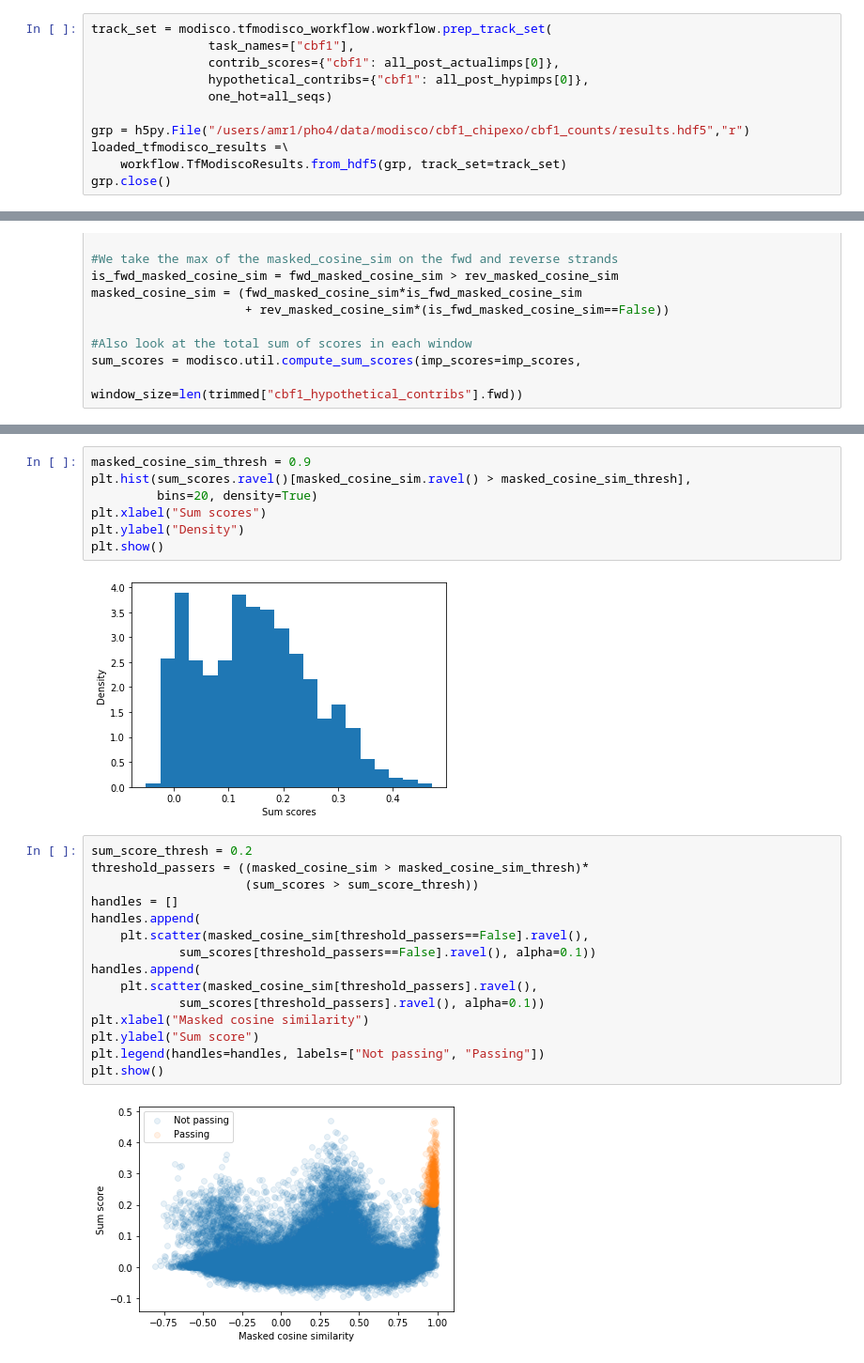
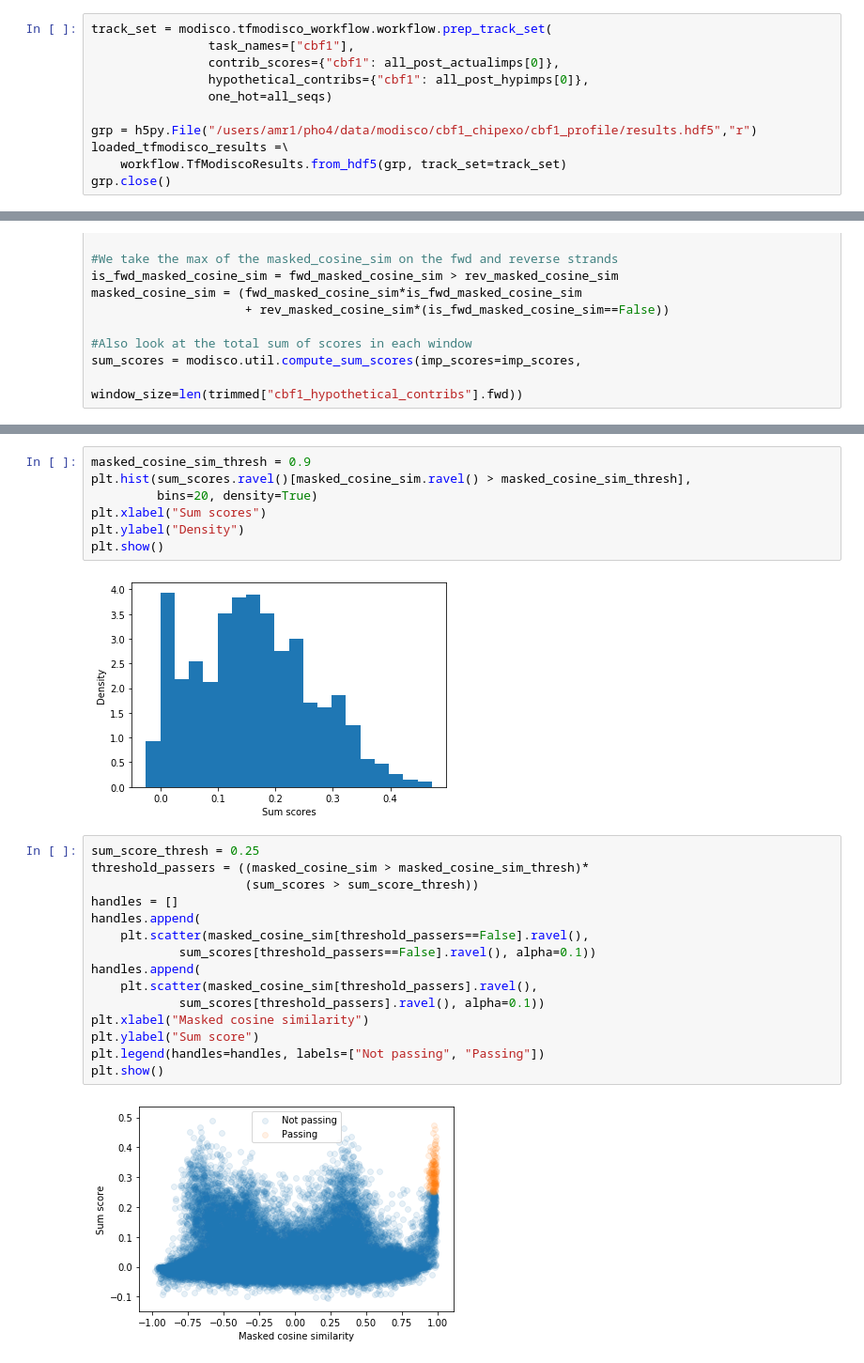
Before and after one commit to kundajelab/pho4, a Jupyter notebook: hit_scoring/cbf1_chipexo_profile.ipynb, the cells around one changed output, grey strips where cells are left out. Shown at 94% size. Cells and saved outputs as stored; diff of their text form.

```diff
--- a/hit_scoring/cbf1_chipexo_profile.ipynb
+++ b/hit_scoring/cbf1_chipexo_profile.ipynb
@@ -48,7 +48,7 @@ track_set = modisco.tfmodisco_workflow.workflow.prep_track_set(
                 hypothetical_contribs={"cbf1": all_post_hypimps[0]},
                 one_hot=all_seqs)
 
-grp = h5py.File("/users/amr1/pho4/data/modisco/cbf1_chipexo/cbf1_counts/results.hdf5","r")
+grp = h5py.File("/users/amr1/pho4/data/modisco/cbf1_chipexo/cbf1_profile/results.hdf5","r")
 loaded_tfmodisco_results =\
     workflow.TfModiscoResults.from_hdf5(grp, track_set=track_set)
 grp.close()
@@ -126,24 +127,24 @@ plt.xlabel("Sum scores")
 plt.ylabel("Density")
 plt.show()
 # %% [output]
-[figure, old version]
+[figure, new version]
 # %%
-sum_score_thresh = 0.2
+sum_score_thresh = 0.25
 threshold_passers = ((masked_cosine_sim > masked_cosine_sim_thresh)*
                      (sum_scores > sum_score_thresh))
 handles = []
 handles.append(
     plt.scatter(masked_cosine_sim[threshold_passers==False].ravel(),
             sum_scores[threshold_passers==False].ravel(), alpha=0.1))
 handles.append(
     plt.scatter(masked_cosine_sim[threshold_passers].ravel(),
             sum_scores[threshold_passers].ravel(), alpha=0.1))
 plt.xlabel("Masked cosine similarity")
 plt.ylabel("Sum score")
 plt.legend(handles=handles, labels=["Not passing", "Passing"])
 plt.show()
 # %% [output]
-[figure, old version]
+[figure, new version]
 # %%
 hit_locations = list(zip(*np.nonzero(threshold_passers)))
 num_to_viz = 5
```
Also changed, not shown: parts of 7 cells of this notebook, 2 other files.
